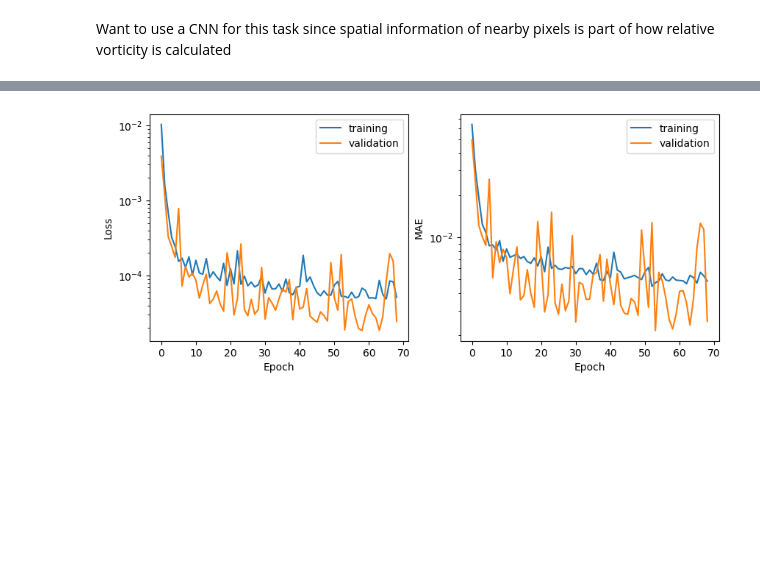
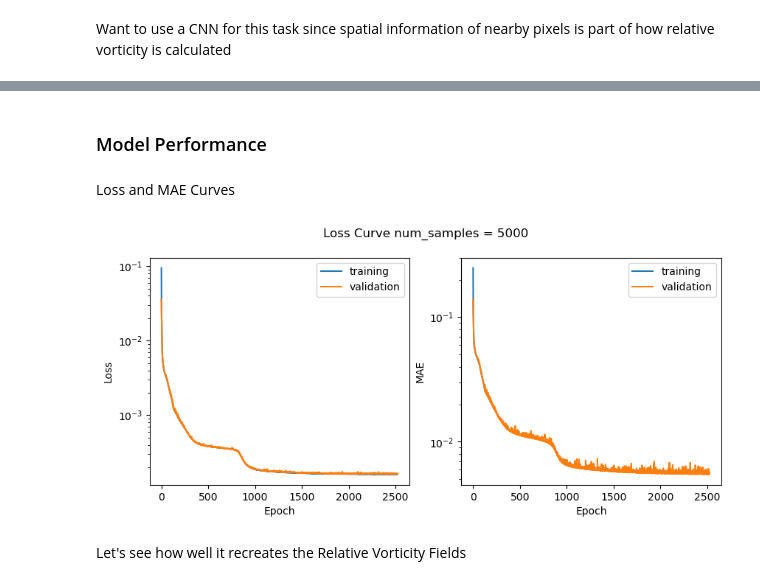
Before and after one commit to JustinRHudson/ATS780_HW2, a Jupyter notebook: CODE/Model.ipynb, the cells around one changed output, grey strips where cells are left out. Drawn from its saved outputs; the diff is of its cells as text; code cells hidden in the pictures; blank space fills up the shorter version.

Commit message:
Have model working and can view kernels

```diff
--- a/CODE/Model.ipynb
+++ b/CODE/Model.ipynb
@@ -12,9 +14,9 @@ import datetime as dt
 from sklearn.model_selection import train_test_split
 # %%
 #set the paths
-data_path = '/Users/justinhudson/Documents/HW/ATS_780/Homework_2/DATA/'
-figure_path = '/Users/justinhudson/Documents/HW/ATS_780/Homework_2/FIGURES/'
-root = '/Users/justinhudson/Documents/HW/ATS_780/Homework_2/CODE'
+data_path = '/Users/jhudson/Documents/HW/FALL2023/ATS780/ATS780_HW2/DATA'
+figure_path = '/Users/jhudson/Documents/HW/FALL2023/ATS780/ATS780_HW2/FIGURES/'
+root = '/Users/jhudson/Documents/HW/FALL2023/ATS780/ATS780_HW2/CODE'
 # %%
 # set the seed
 rand_seed = 144
@@ -267,20 +255,31 @@ Epoch 69: early stopping
+# %% [markdown]
+### Model Performance
+# %% [markdown]
+Loss and MAE Curves
 # %%
 fig, ax = plt.subplots(1,2, figsize = (10,4))
 
 ax[0].plot(history.history["loss"],label = "training")
 ax[0].plot(history.history["val_loss"],label = "validation")
 ax[0].set_xlabel("Epoch")
 ax[0].set_ylabel("Loss")
 ax[0].legend(loc = 'best')
 ax[0].set_yscale('log')
 
 ax[1].plot(history.history["mae"],label = "training")
 ax[1].plot(history.history["val_mae"],label = "validation")
 ax[1].set_xlabel("Epoch")
 ax[1].set_ylabel("MAE")
 ax[1].legend(loc = 'best')
 ax[1].set_yscale('log')
 
+plt.suptitle(f'Loss Curve num_samples = {num_samples}')
+
+os.chdir(figure_path)
+#plt.savefig(f'LOSS_CURVE_{num_samples}samples.png',dpi = 400,bbox_inches = 'tight')
+
 plt.show()
 # %% [output]
-[figure, old version]
+[figure, new version]
+# %% [markdown]
+Let's see how well it recreates the Relative Vorticity Fields
```
Also changed, not shown: parts of 20 cells of this notebook.
